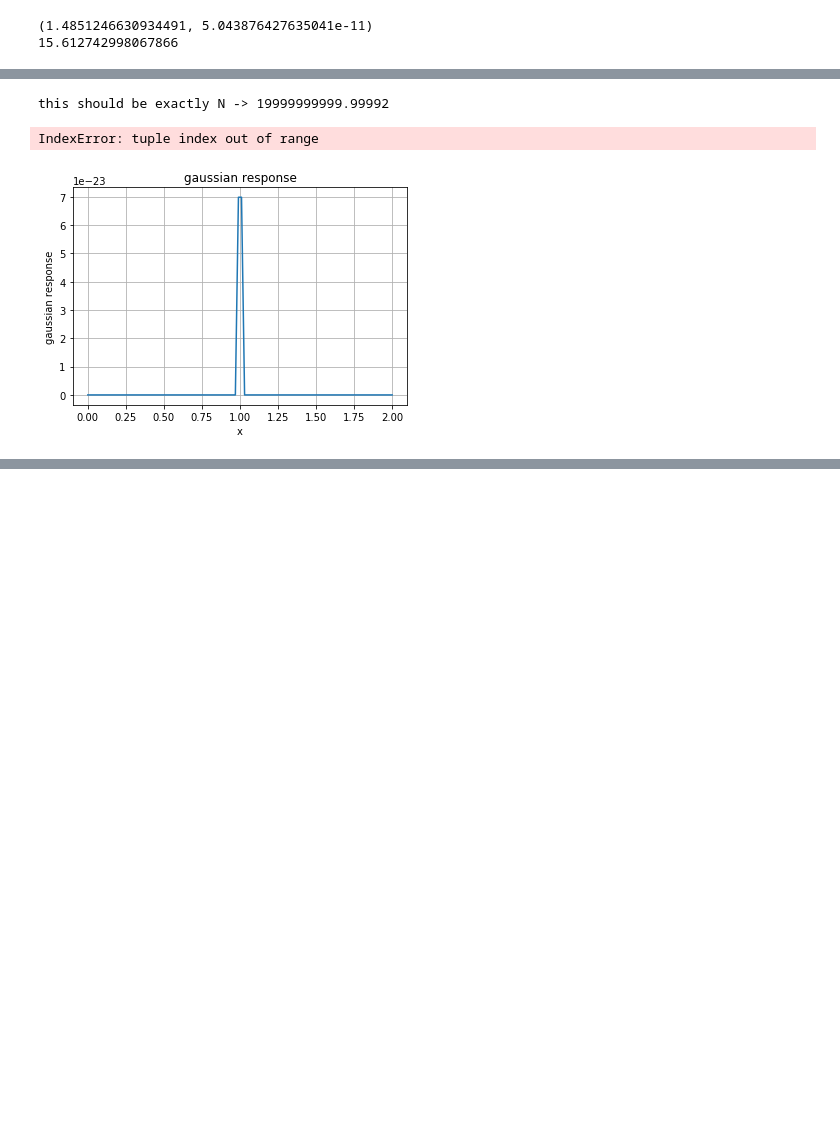
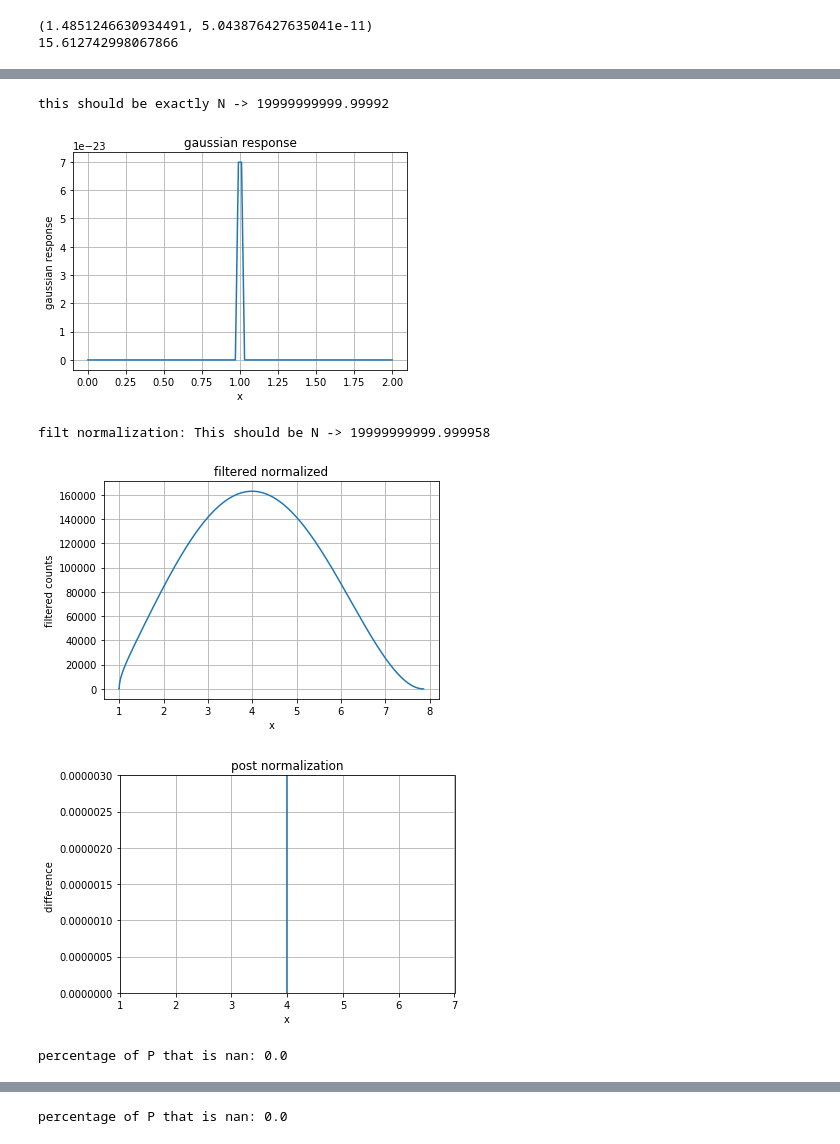
Before and after one commit to drewbyron/littleb-analysis, a Jupyter notebook: littleb_systematics.ipynb, the cells around one changed output, grey strips where cells are left out. Cells and saved outputs as stored; diff of their text form; code cells hidden in the pictures; blank space fills up the shorter version.

```diff
--- a/littleb_systematics.ipynb
+++ b/littleb_systematics.ipynb
@@ -1,12 +1,15 @@
 # %%
 # Useful Functions
 
-def testplot(x,y,x_label, y_label, plt_title,*args):
+def testplot(x,y,x_label, y_label, plt_title, xlim, ylim):
     fig, ax = plt.subplots()
     ax.plot(x, y)
     ax.set(xlabel=x_label, ylabel=y_label, title=plt_title)
+    if xlim != 0:
+        plt.xlim(xlim)
+    if ylim != 0:
+        plt.ylim(ylim)
     ax.grid()
-    ax.set_xlim(args[0])
     plt.show()
 # %%
 # Cell showing that the spectrum construction is working.
@@ -1104,7 +1109,7 @@ pi= math.pi
 N = 2e10    # number of counts (simulated).
 lil_b = 2e-3 # little b value
 n_x = 3508  # number of energy bins in entire spectrum (3508 = 1keV bin width)
-n_subbins = 60       # This is the number of subbins in each of the N bins we will have.
+n_subbins = 60       # This is the number of subbins in each of the n_x bins we will have.
 n_M = 2    # number of fit parameters
 
 
@@ -1167,7 +1172,7 @@ print('this should be exactly N ->', sum(y_fit(n1,n2))) # Verifying that the nor
 
 
 # --------------------Convoluting the spectrum with a response function. And Normalizing--------------------#
-# Here I am breaking the differential decay rate into smaller blocks so that I can convolve it then sum
+# Here I am breaking the differential decay rate into n_x*n_subbins bins so that I can convolve it then sum
 # up the blocks into n_x (# number of energy bins) bins. Then I renormalize that spectrum.
 
 def y_fit_conv(A,B):
@@ -1180,8 +1185,9 @@ def y_fit_conv(A,B):
 
 # Creating the response function.
 
-response_func = np.array([0,0,0,0,0,0,0,0,0,0,0,0,0,0,0,0,0,0,1])  # Doesn't need to be normalized.
-
+response_func_0 = np.array([0,0,0,0,0,0,0,0,0,0,0,0,0,0,0,0,0,0,0,1])  # Doesn't need to be normalized.
+response_func_1 = np.array([0,1])  # Doesn't need to be normalized.
+response_func_2 = np.array([1])
 # Debugging with a guassian response function
 def gaussian(x, mu, sig):
     return np.exp(-np.power(x - mu, 2.) / (2 * np.power(sig, 2.)))
@@ -1189,15 +1195,15 @@ def gaussian(x, mu, sig):
 x_values = np.linspace(0, 2, 100)
 
 gaussian_response = gaussian(x_values, 1, .001 )
-testplot(x_values, gaussian_response, 'x', 'gaussian response','gaussian response')
+testplot(x_values, gaussian_response, 'x', 'gaussian response','gaussian response',0,0)
 # A function that discretely convolves two disctrete functions and then pads the result to match the length of the function.
 
 def filt(function, response_function):
-    filt = signal.convolve( function, response_function, mode='valid')
-    filt = np.pad(filt, (0,response_function.shape[0]-1), 'constant')
+    filt = signal.convolve( function, response_function, mode='same')
+#     filt = np.pad(filt, (0,response_function.shape[0]-1), 'constant')
     return filt
 
-filtered_conv = filt(y_fit_conv(n1,n2), response_func) # "filtered" refering to the fact it has now been effected by the response function
+filtered_conv = filt(y_fit_conv(n1,n2), response_func_0) # "filtered" refering to the fact it has now been effected by the response function
 
 filtered = np.zeros(n_x)
 
@@ -1212,9 +1218,9 @@ norm = sum(filtered)  # norm is the total number of "counts" initially.
 filtered = N/norm* filtered  # renormalization constant
 print('filt normalization: This should be N ->', sum(filtered)) # Check to see if filtered was properly normalized
 
-testplot(x_conv, filtered_conv, 'x','filtered counts', 'filtered normalized') # TESTING filtered (normalized)
+testplot(x_conv, filtered_conv, 'x','filtered counts', 'filtered normalized',0,0) # TESTING filtered (normalized)
 
-testplot(x, filtered-y_fit(n1,n2), 'x','difference ', 'post normalization') # TESTING filtered (normalized)
+testplot(x, filtered-y_fit(n1,n2), 'x','difference ', 'post normalization',(1,7),(0,.000003)) # TESTING filtered (normalized)
 
 # ----------------BEGIN FITTING: Setting up the different arrays necessary for the fitting  ------------------------#
 
@@ -1333,32 +1339,35 @@ while ii < 2:
     B_spect = np.zeros(shape = n_B)  # Array for the x axis of the plot
     j = 0
     while j < n_B:
         B_spect[j] = B_start + j*B_inc
         j += 1
 
     if ii == 0:
         title = 'Without'
     if ii ==1 :
         title = 'With'
 
 
     pp = PdfPages('{}ResponseFunction2.pdf'.format(title))
 
 
     fig = plt.figure(figsize=(8, 6))
     plt.fill_between(x, .002-10**-3, .002+10**-3, alpha=0.5)
     plt.xlim(.5,6)
     plt.errorbar(B_spect, b_fit, b_fit_unc)
     plt.title("{} Response Function".format(title))
     plt.ylabel('b_Fierz')
     plt.xlabel('B[T]')
     # plt.xlim([2,7])
     pp.savefig(fig)
     pp.close()
     plt.show()
 
     ii += 1
 # %% [output]
 this should be exactly N -> 19999999999.99992
+[figure]
-IndexError: tuple index out of range
+filt normalization: This should be N -> 19999999999.999958
-[figure]
+[figure, added]
+[figure, added]
+percentage of P that is nan: 0.0
@@ -1364,0 +1375 @@ IndexError: tuple index out of range
+percentage of P that is nan: 0.0
```
Also changed, not shown: parts of 9 cells of this notebook.
